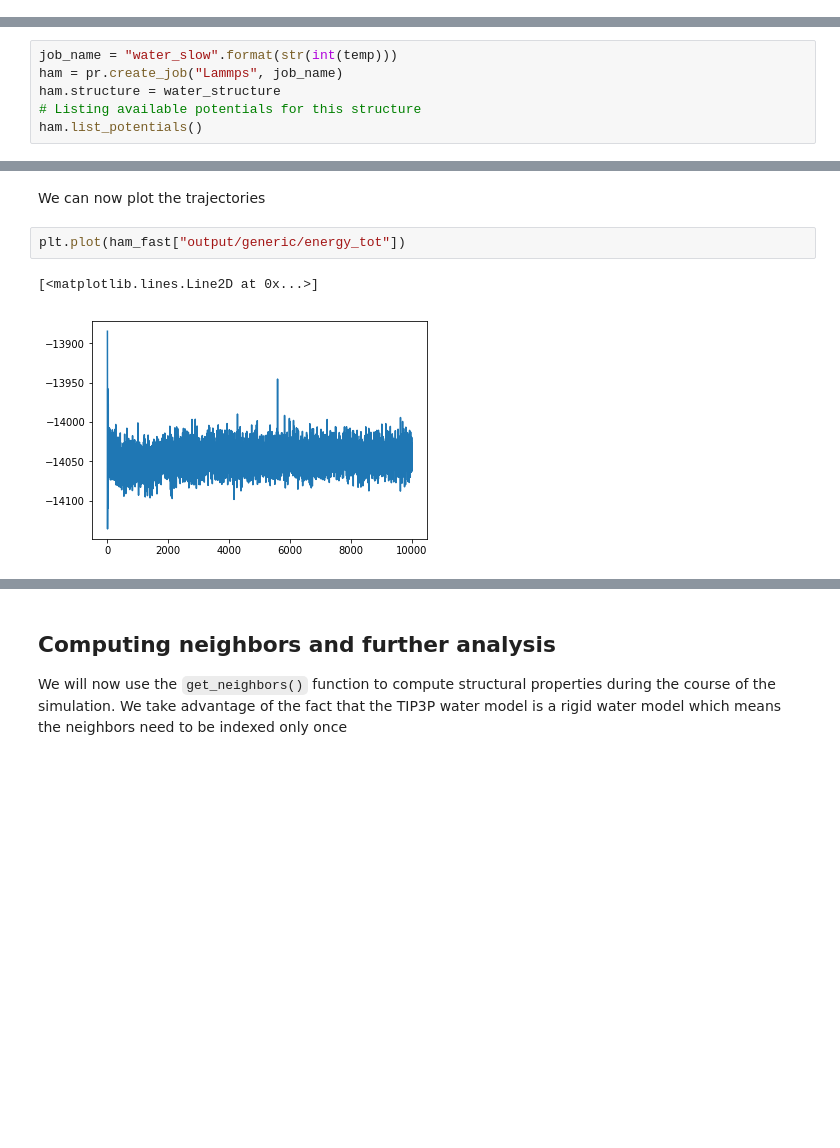
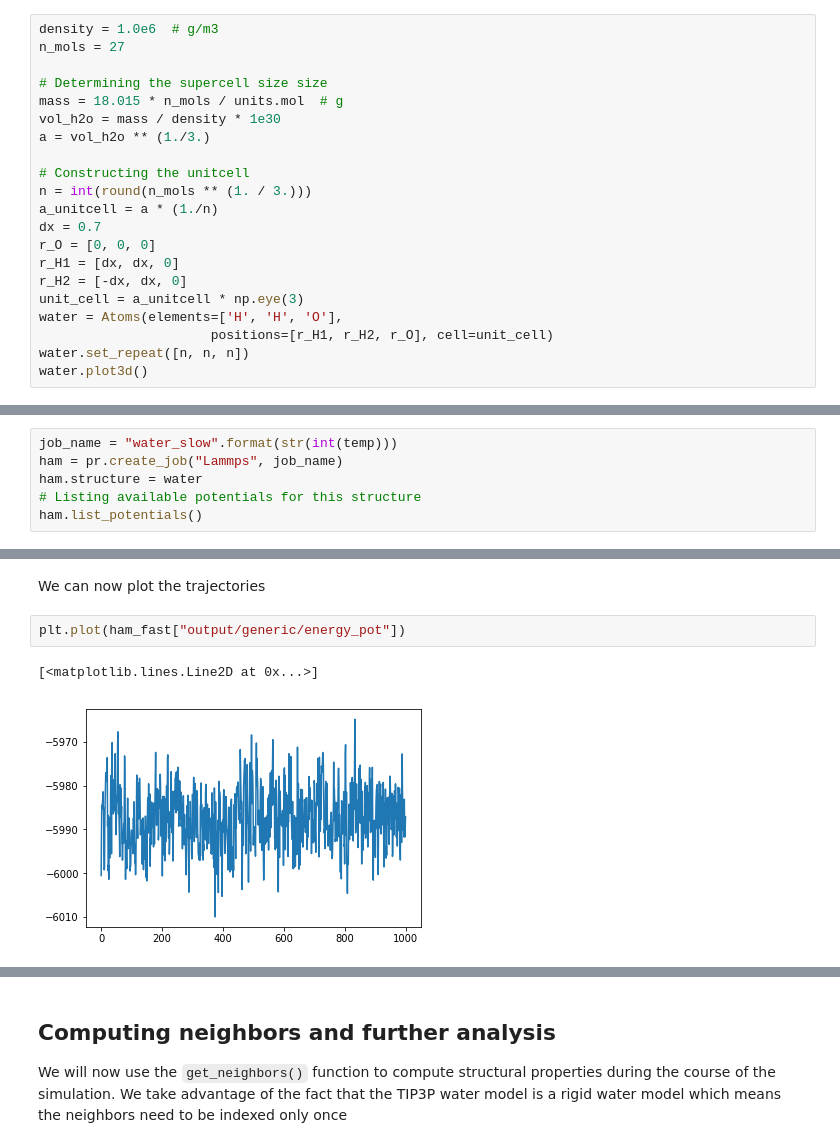
Before and after one commit to pyiron/pyiron, a Jupyter notebook: source/example_notebooks/water_MD.ipynb, the cells around one changed output, grey strips where cells are left out. Saved outputs shown, nothing was run; the diff lists cells and outputs as text; blank space fills up the shorter version.

```diff
--- a/source/example_notebooks/water_MD.ipynb
+++ b/source/example_notebooks/water_MD.ipynb
@@ -97,0 +22,21 @@ Density in g/cc: 1.0
+# %%
+density = 1.0e6  # g/m3
+n_mols = 27
+
+# Determining the supercell size size
+mass = 18.015 * n_mols / units.mol  # g
+vol_h2o = mass / density * 1e30
+a = vol_h2o ** (1./3.)
+
+# Constructing the unitcell
+n = int(round(n_mols ** (1. / 3.)))
+a_unitcell = a * (1./n)
+dx = 0.7
+r_O = [0, 0, 0]
+r_H1 = [dx, dx, 0]
+r_H2 = [-dx, dx, 0]
+unit_cell = a_unitcell * np.eye(3)
+water = Atoms(elements=['H', 'H', 'O'],
+                      positions=[r_H1, r_H2, r_O], cell=unit_cell)
+water.set_repeat([n, n, n])
+water.plot3d()
@@ -106,7 +57,7 @@ time_step = 0.01 # fs
 # %%
 job_name = "water_slow".format(str(int(temp)))
 ham = pr.create_job("Lammps", job_name)
-ham.structure = water_structure
+ham.structure = water
 # Listing available potentials for this structure
 ham.list_potentials()
 # %% [output]
@@ -150,9 +100,9 @@ view
 # %% [markdown]
 We can now plot the trajectories
 # %%
-plt.plot(ham_fast["output/generic/energy_tot"])
+plt.plot(ham_fast["output/generic/energy_pot"])
 # %% [output]
 [<matplotlib.lines.Line2D at 0x...>]
-[figure, old version]
+[figure, new version]
 # %%
 plt.plot(ham_fast["output/generic/temperatures"])
```
Also changed, not shown: parts of 19 cells of this notebook.
